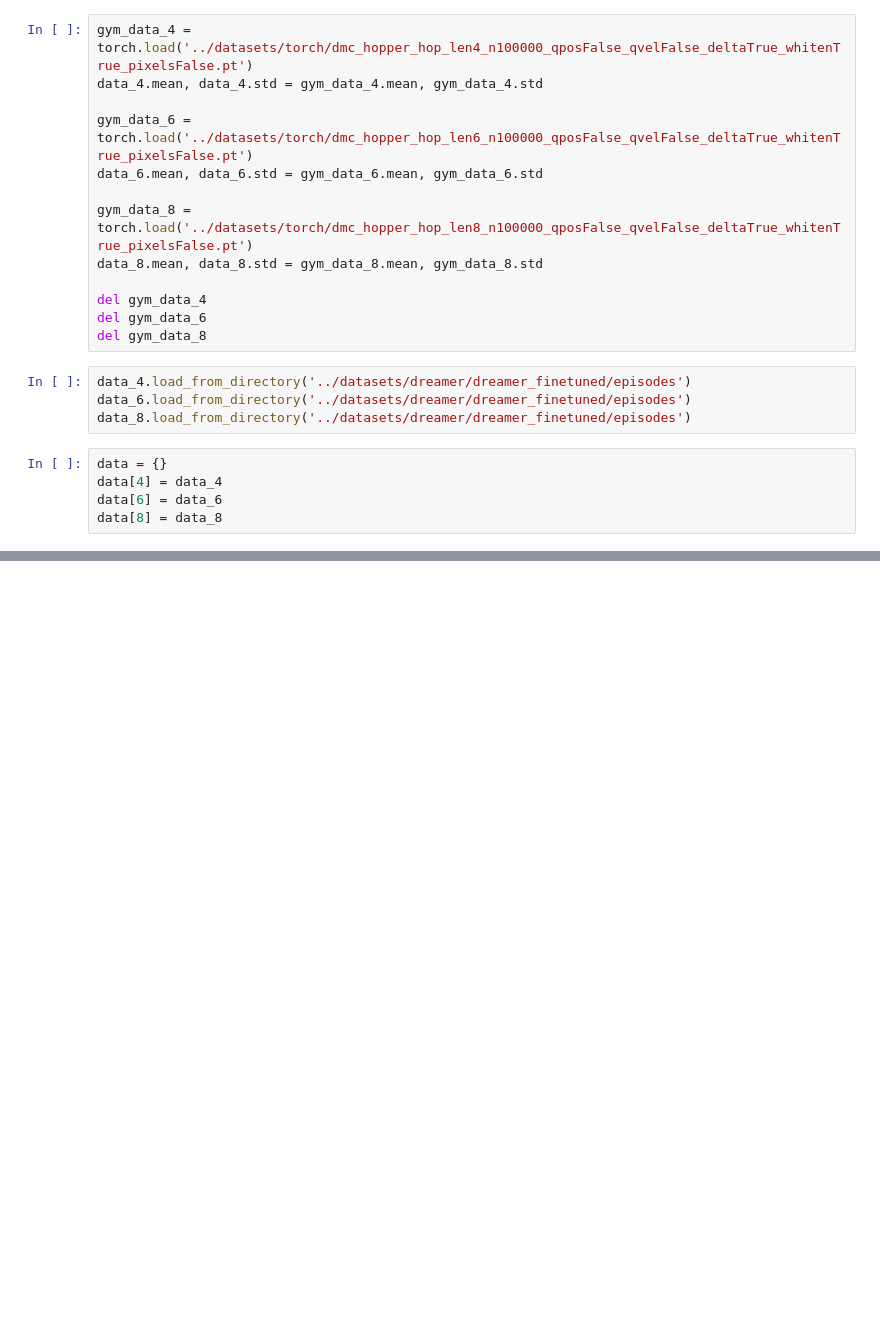
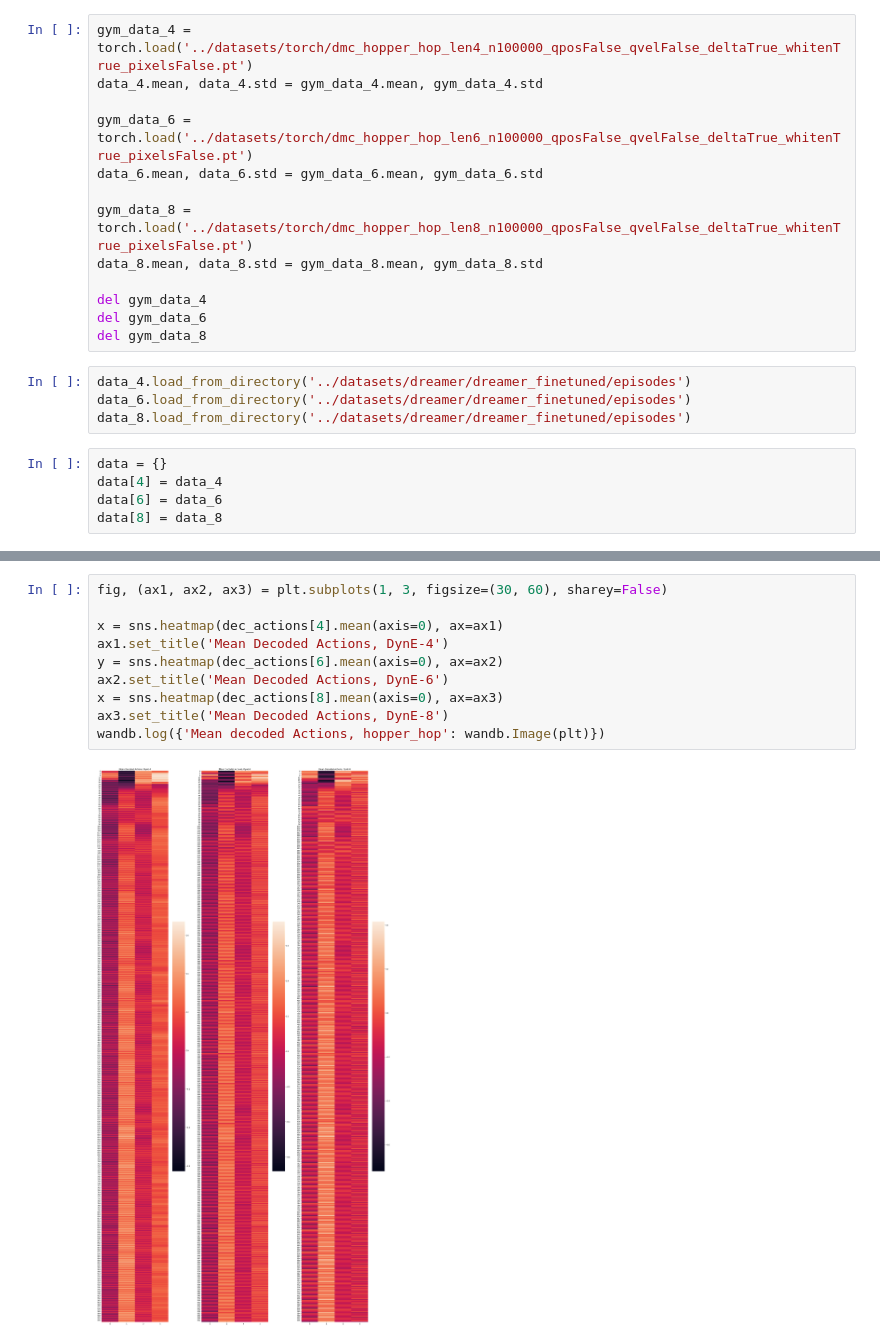
Before and after one commit to vinnibuh/dynamics-aware-embeddings, a Jupyter notebook: notebooks/trajectories_len_comparison.ipynb, the cells around one changed output, grey strips where cells are left out. Cells and saved outputs as stored; diff of their text form; blank space fills up the shorter version.

```diff
--- a/notebooks/trajectories_len_comparison.ipynb
+++ b/notebooks/trajectories_len_comparison.ipynb
@@ -61,0 +107,12 @@ NameError: name 'obs' is not defined
+# %%
+fig, (ax1, ax2, ax3) = plt.subplots(1, 3, figsize=(30, 60), sharey=False)
+
+x = sns.heatmap(dec_actions[4].mean(axis=0), ax=ax1)
+ax1.set_title('Mean Decoded Actions, DynE-4')
+y = sns.heatmap(dec_actions[6].mean(axis=0), ax=ax2)
+ax2.set_title('Mean Decoded Actions, DynE-6')
+x = sns.heatmap(dec_actions[8].mean(axis=0), ax=ax3)
+ax3.set_title('Mean Decoded Actions, DynE-8')
+wandb.log({'Mean decoded Actions, hopper_hop': wandb.Image(plt)})
+# %% [output]
+[figure, added]
```
Also changed, not shown: parts of 9 cells of this notebook, 11 other files.
